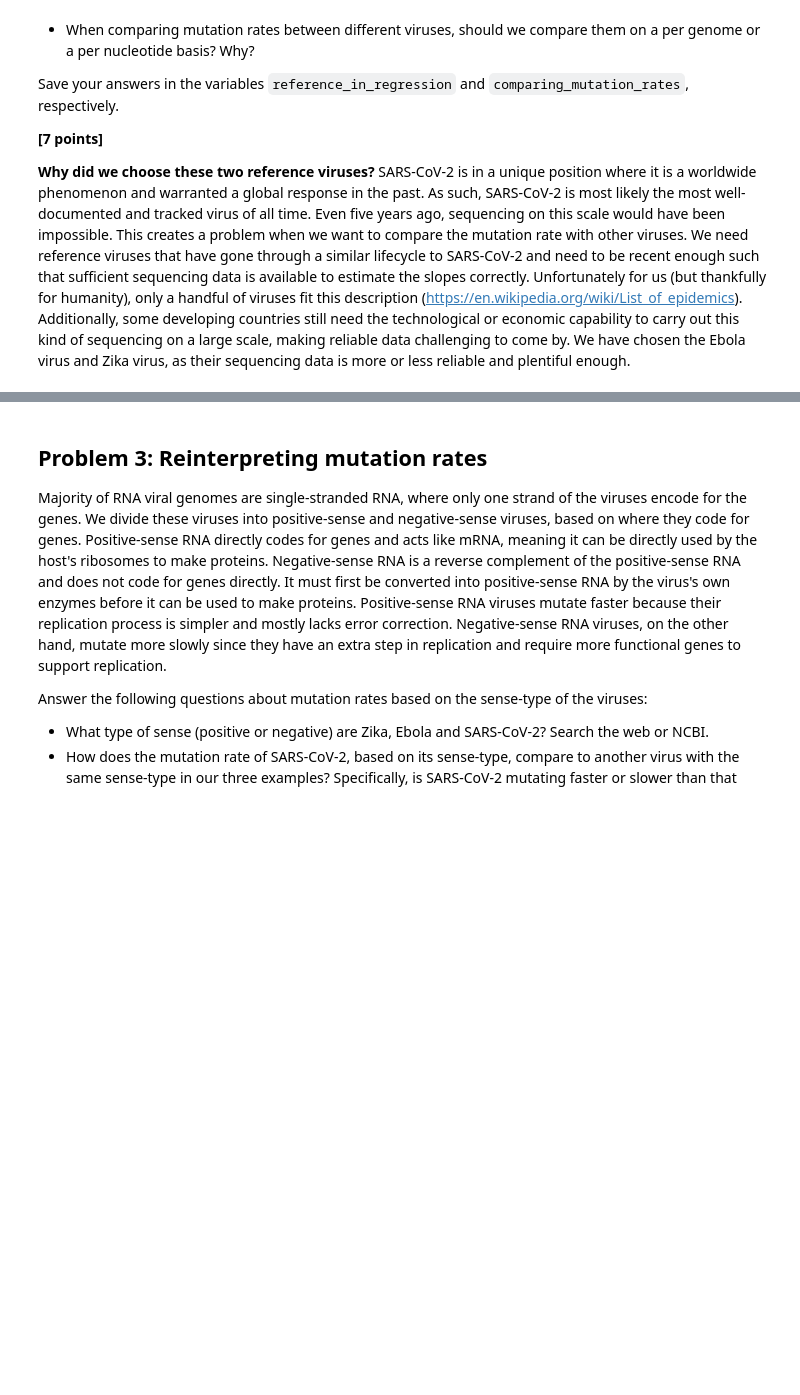
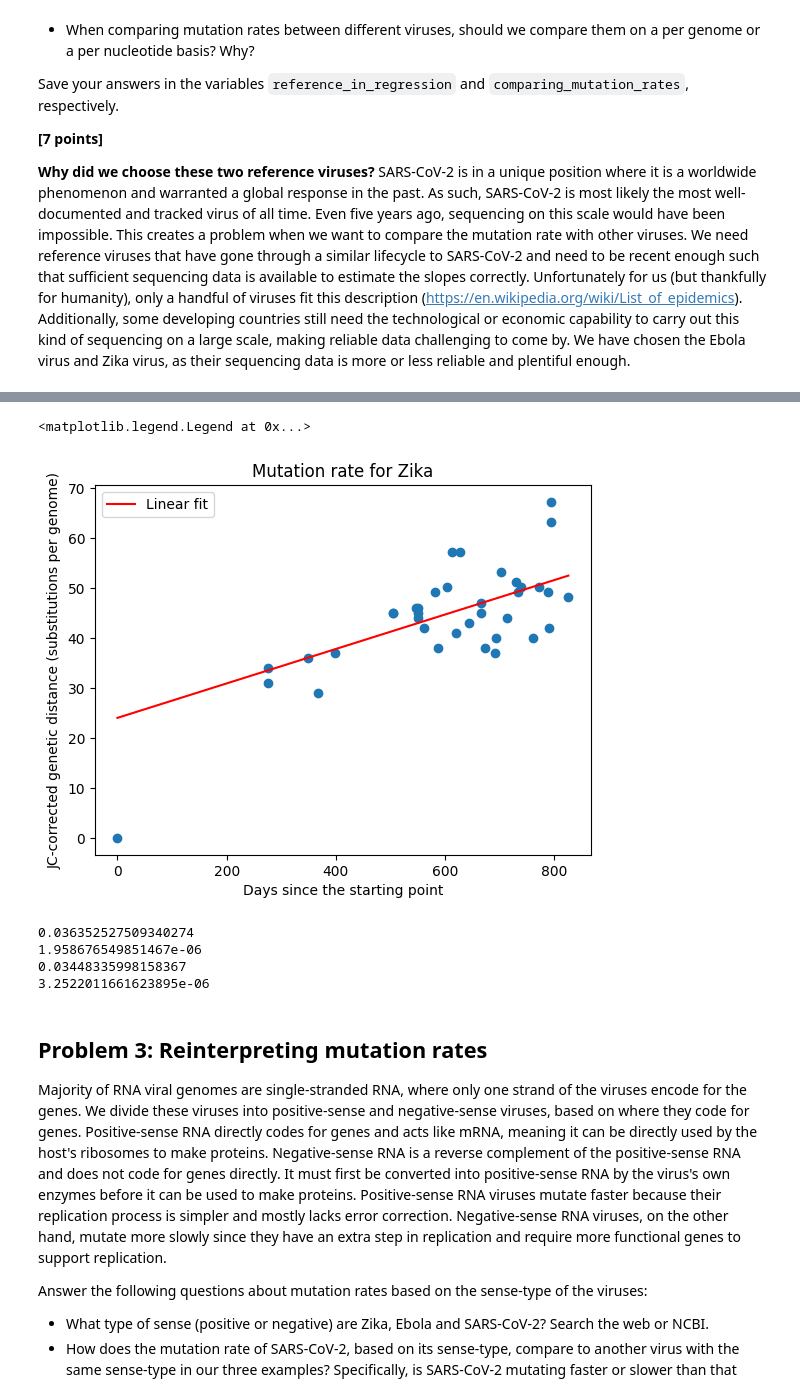
Before and after one commit to ashleeton/assign_viral_evo, a Jupyter notebook: viral_evo_workbook.ipynb, the cells around one changed output, grey strips where cells are left out. Drawn from its saved outputs; the diff is of its cells as text; code cells hidden in the pictures; blank space fills up the shorter version.

```diff
--- a/viral_evo_workbook.ipynb
+++ b/viral_evo_workbook.ipynb
@@ -159 +242,30 @@ Save your answers in the variables `reference_in_regression` and `comparing_muta
+# %%
+# plot mutation rate for zika
+fig, ax = plt.subplots()
+ax.scatter(z_days, z_distances)
+ax.set_xlabel("Days since the starting point")
+ax.set_ylabel("JC-corrected genetic distance (substitutions per genome)")
+ax.set_title("Mutation rate for Zika")
+
+x_line = np.array([0, max(z_days)])
+y_line = z_slope*x_line + z_intercept
+ax.plot(x_line, y_line, color="red", label=f"Linear fit")
+ax.legend()
+# %% [output]
+<matplotlib.legend.Legend at 0x...>
+[figure, added]
+# %%
+e_sites = [comparable_sites(e_ref, s) for s in e_seqs[1:]]
+z_sites = [comparable_sites(z_ref, s) for s in z_seqs[1:]]
+
+print(e_slope)                    # ebole_per_genome_per_day
+print(e_slope / np.mean(e_sites))   # ebola_per_nt_per_day
+
+print(z_slope)                    # zika_per_genome_per_day
+print(z_slope / np.mean(z_sites))   # zika_per_nt_per_day
+# %% [output]
+0.036352527509340274
+1.958676549851467e-06
+0.03448335998158367
+3.2522011661623895e-06
 # %%
```
Also changed, not shown: parts of 14 cells of this notebook, 1 other file.
